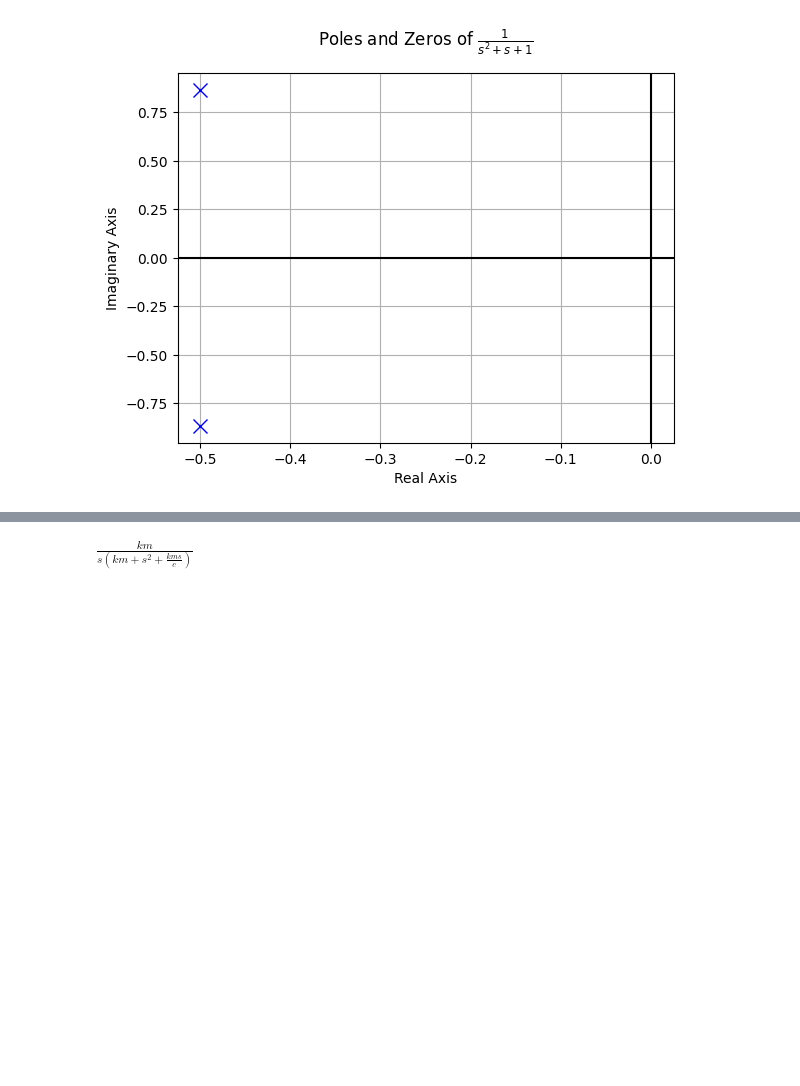
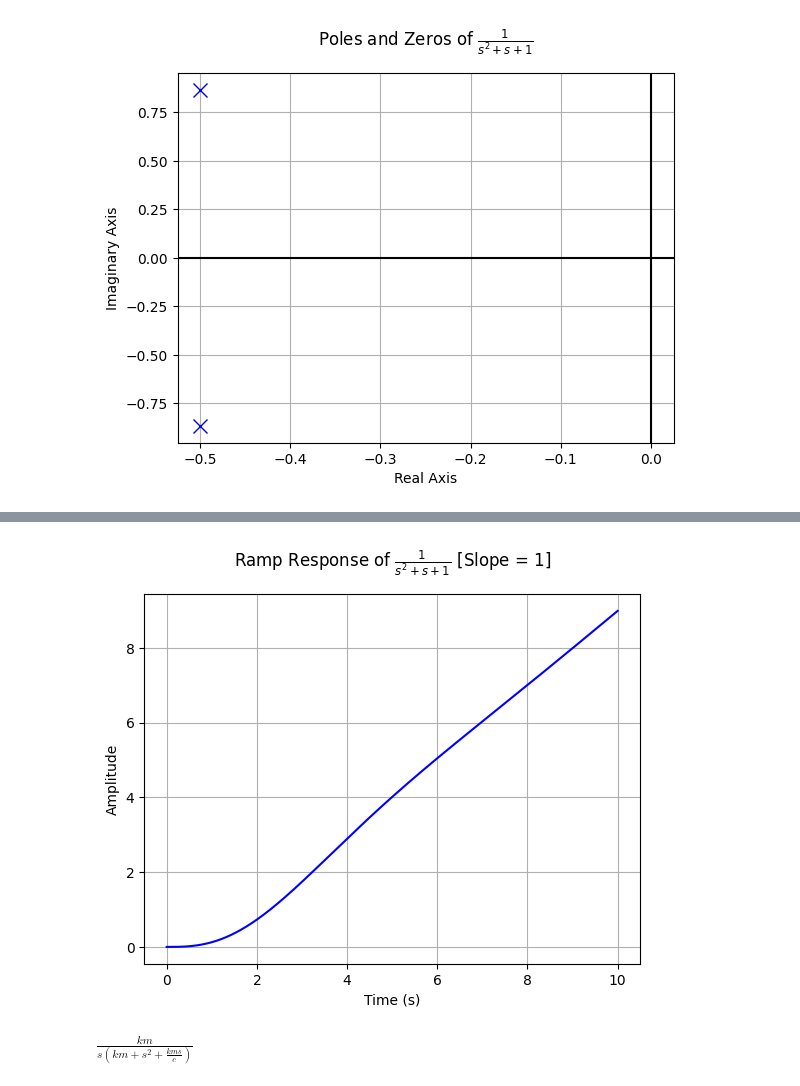
Before and after one commit to Camilob21/Ejercicios_En_Clase, a Jupyter notebook: Talleres/Taller_Laplace/Taller_de_Laplace.ipynb, the cells around one changed output, grey strips where cells are left out. Cells and saved outputs as stored; diff of their text form; code cells hidden in the pictures; blank space fills up the shorter version.

```diff
--- a/Talleres/Taller_Laplace/Taller_de_Laplace.ipynb
+++ b/Talleres/Taller_Laplace/Taller_de_Laplace.ipynb
@@ -308,3 +325,8 @@ pole_zero_plot(tf1)
+# %%
+#Respuesta a la rampa
+control.ramp_response_plot(tf1)
+# %% [output]
+[figure, added]
 # %%
 #salida según entrada de interés
 Y = H * X #función de transferencia del circuito multiplicada por X(s)
```
Also changed, not shown: parts of 12 cells of this notebook.
